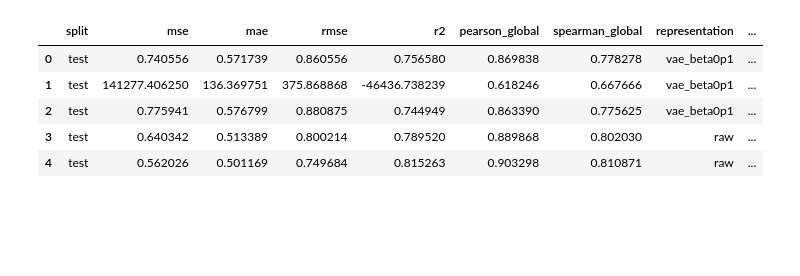
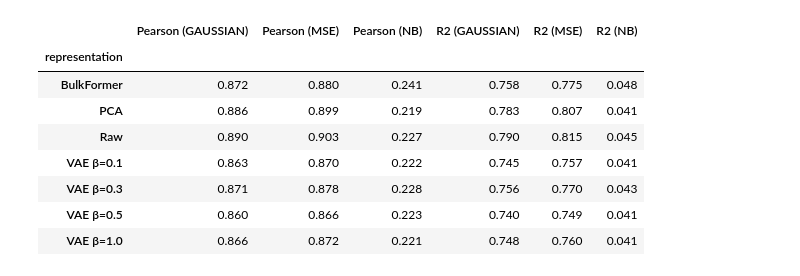
Before and after one commit to magordin/DL_project, a Jupyter notebook: notebooks/computing_Rpearson.ipynb, the cells around one changed output. Drawn from its saved outputs; the diff is of its cells as text; code cells hidden in the pictures; blank space fills up the shorter version.

```diff
--- a/notebooks/computing_Rpearson.ipynb
+++ b/notebooks/computing_Rpearson.ipynb
@@ -33,36 +33,117 @@ from src.utils import get_device
 # %%
 from pathlib import Path
 import pandas as pd
+import numpy as np
 
 MODEL_ROOT = Path(
     "/work3/s252608/DL_project/data/output/model"
 )
 
 rows = []
 
 for metrics_file in MODEL_ROOT.rglob("metrics_seed*.csv"):
 
     parts = metrics_file.parts
 
     representation = parts[-4]
     target_mode = parts[-3]
     model_type = parts[-2]
 
     df = pd.read_csv(metrics_file)
 
     df["representation"] = representation
     df["target_mode"] = target_mode
     df["model_type"] = model_type
 
     rows.append(df)
 
 results = pd.concat(rows, ignore_index=True)
 
-results.head()
+# Keep only test split
+results = results.query("split == 'test'").copy()
+
+# Representation order
+repr_order = [
+    "raw",
+    "pca",
+    "bulkformer",
+    "vae_beta0p1",
+    "vae_beta0p3",
+    "vae_beta0p5",
+    "vae_beta1p0",
+]
+
+results["representation"] = pd.Categorical(
+    results["representation"],
+    categories=repr_order,
+    ordered=True,
+)
+
+# Pretty names
+pretty_repr = {
+    "raw": "Raw",
+    "pca": "PCA",
+    "bulkformer": "BulkFormer",
+    "vae_beta0p1": "VAE β=0.1",
+    "vae_beta0p3": "VAE β=0.3",
+    "vae_beta0p5": "VAE β=0.5",
+    "vae_beta1p0": "VAE β=1.0",
+}
+
+results["representation"] = (
+    results["representation"]
+    .astype(str)
+    .replace(pretty_repr)
+)
+
+# ---------------------------
+# MAIN TABLE
+# ---------------------------
+
+main_table = (
+    results.pivot_table(
+        index="representation",
+        columns="model_type",
+        values=["pearson_global", "r2"],
+    )
+)
+
+main_table.columns = [
+    f"{metric.replace('_global','').capitalize()} ({model.upper()})"
+    for metric, model in main_table.columns
+]
+
+main_table = main_table.round(3)
+
+display(main_table)
+
+# ---------------------------
+# SUPPORTING TABLE
+# ---------------------------
+
+support_table = (
+    results.pivot_table(
+        index="representation",
+        columns="model_type",
+        values=["spearman_global", "rmse", "mae"],
+    )
+)
+
+support_table.columns = [
+    f"{metric.replace('_global','').capitalize()} ({model.upper()})"
+    for metric, model in support_table.columns
+]
+
+support_table = support_table.round(3)
+
+display(support_table)
 # %% [output]
-|  | split | mse | mae | rmse | r2 | pearson_global | spearman_global | representation | ... |
-| 0 | test | 0.740556 | 0.571739 | 0.860556 | 0.756580 | 0.869838 | 0.778278 | vae_beta0p1 | ... |
-| 1 | test | 141277.406250 | 136.369751 | 375.868868 | -46436.738239 | 0.618246 | 0.667666 | vae_beta0p1 | ... |
-| 2 | test | 0.775941 | 0.576799 | 0.880875 | 0.744949 | 0.863390 | 0.775625 | vae_beta0p1 | ... |
-| 3 | test | 0.640342 | 0.513389 | 0.800214 | 0.789520 | 0.889868 | 0.802030 | raw | ... |
-| 4 | test | 0.562026 | 0.501169 | 0.749684 | 0.815263 | 0.903298 | 0.810871 | raw | ... |
+|  | Pearson (GAUSSIAN) | Pearson (MSE) | Pearson (NB) | R2 (GAUSSIAN) | R2 (MSE) | R2 (NB) |
+| representation |  |  |  |  |  |  |
+| BulkFormer | 0.872 | 0.880 | 0.241 | 0.758 | 0.775 | 0.048 |
+| PCA | 0.886 | 0.899 | 0.219 | 0.783 | 0.807 | 0.041 |
+| Raw | 0.890 | 0.903 | 0.227 | 0.790 | 0.815 | 0.045 |
+| VAE β=0.1 | 0.863 | 0.870 | 0.222 | 0.745 | 0.757 | 0.041 |
+| VAE β=0.3 | 0.871 | 0.878 | 0.228 | 0.756 | 0.770 | 0.043 |
+| VAE β=0.5 | 0.860 | 0.866 | 0.223 | 0.740 | 0.749 | 0.041 |
+| VAE β=1.0 | 0.866 | 0.872 | 0.221 | 0.748 | 0.760 | 0.041 |
```
Also changed, not shown: parts of 14 cells of this notebook, 8 other files.
